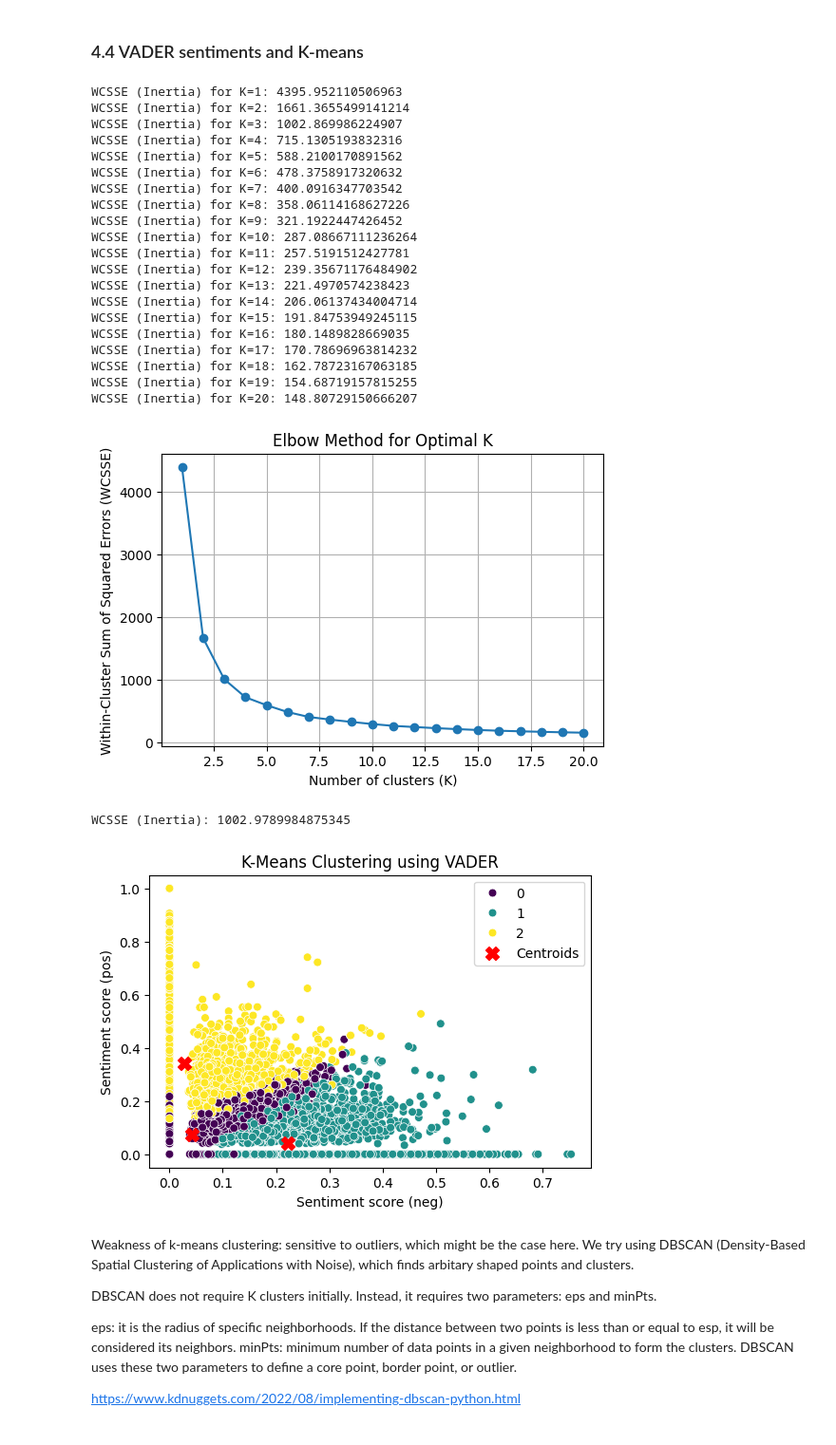
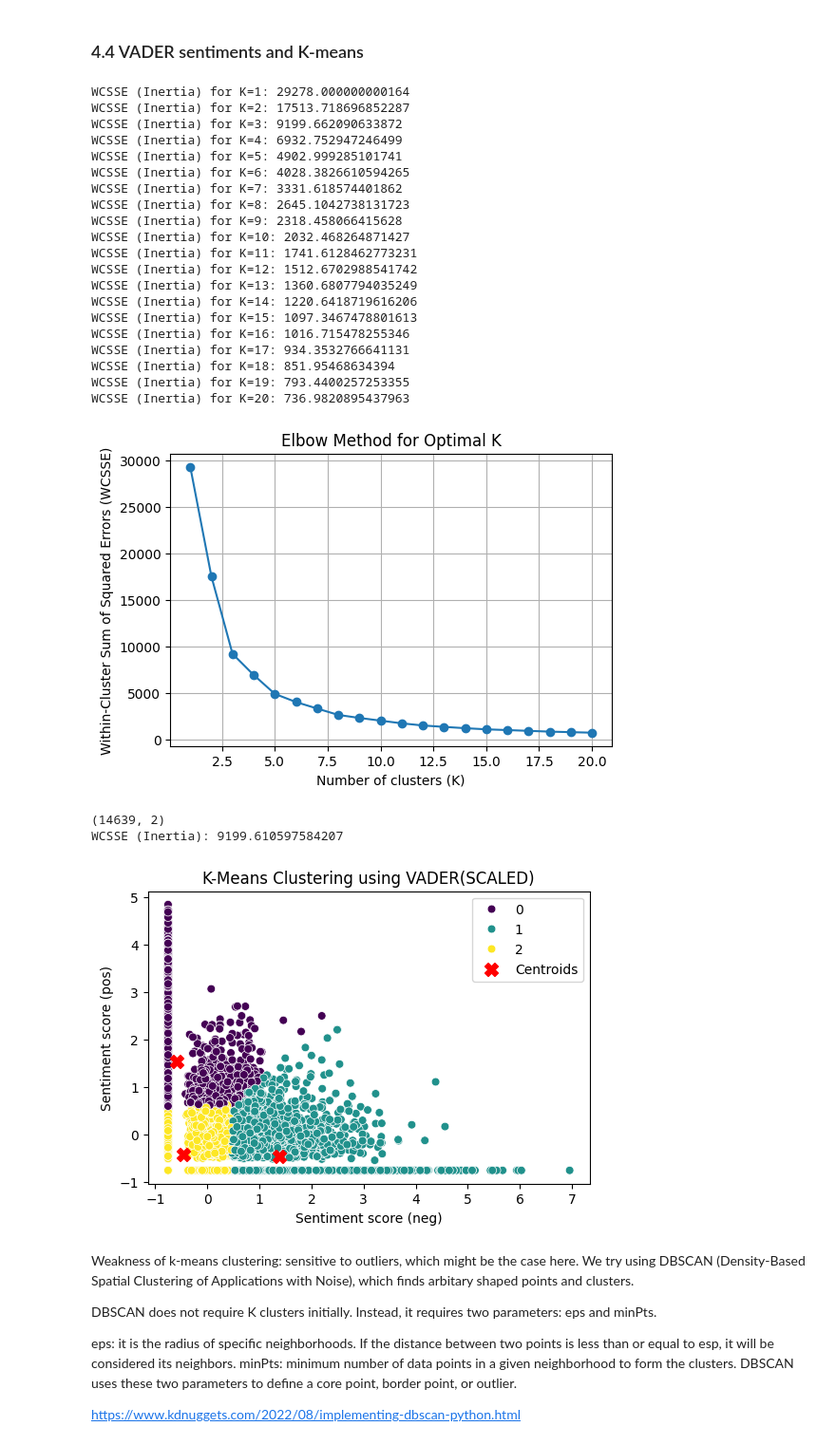
Before and after one commit to NomadZhang/MSI5001, a Jupyter notebook: main.ipynb, the cells around one changed output. Shown at 95% size. Cells and saved outputs as stored; diff of their text form; code cells hidden in the pictures.

Commit message:
add k-means graph

```diff
--- a/main.ipynb
+++ b/main.ipynb
@@ -857,9 +911,13 @@ WCSSE (Inertia) for K=12: 21793.955078125
 # %% [markdown]
 ### 4.3 Specific features and K-means
 # %%
+# Standardize the features before clustering
+scaler = StandardScaler()
+specific_features_encoded_standardized = scaler.fit_transform(specific_features_encoded)
 k = 3
 kmeans = KMeans(n_clusters=k, n_init=10, random_state=0)
-kmeans.fit(specific_features_encoded)
+
+kmeans.fit(specific_features_encoded_standardized)
 # Cluster labels assigned to each data point (0, 1, or 2 for 3 clusters)
 labels = kmeans.labels_
 
@@ -922,7 +1021,8 @@ plot_wordcloud(specific_features['combined_features'] , clustering_results["kmea
 
 k = 3
 kmeans = KMeans(n_clusters=k, n_init=10, random_state=0)
-kmeans.fit(specific_features_encoded.iloc[:, 0:4]) #run the clustering only for the first 4 columns
+specific_features_encoded_standardized_no_handles = scaler.fit_transform(specific_features_encoded.iloc[:, 0:4])
+kmeans.fit(specific_features_encoded_standardized_no_handles) #run the clustering only for the first 4 columns
 # Cluster labels assigned to each data point (0, 1, or 2 for 3 clusters)
 labels = kmeans.labels_
 
@@ -981,16 +1197,21 @@ plot_wordcloud(specific_features['combine_features_no_handles'] , clustering_res
 # %% [markdown]
 ### 4.4 VADER sentiments and K-means
 # %%
-#Try k-means with the VADER sentiments
+#Try k-means with the VADER sentiments（scaled)
 
 # Use Elbow Method to investigate whether there are more clusters
 # Compute WCSSE for different values of K
+from sklearn.preprocessing import StandardScaler
+scaler = StandardScaler()  # create a StandardScaler object
+df_original_plot = pd.DataFrame(VADER_sentiments, columns=["neg", "neu", "pos", "compound"])
+VADER_scaled = scaler.fit_transform(df_original_plot[["neg", "pos"]])  # fit and transform the data
+
 wcsse = []
 K_range = range(1, 21)
 # runs Kmeans for k = 1 to 20
 for k in K_range:
     kmeans = KMeans(n_clusters=k, random_state=42, n_init=10)
-    kmeans.fit(VADER_sentiments)
+    kmeans.fit(VADER_scaled)
     wcsse.append(kmeans.inertia_)
     print(f"WCSSE (Inertia) for K={k}:", kmeans.inertia_)
 
@@ -1004,63 +1225,64 @@ plt.ylabel('Within-Cluster Sum of Squared Errors (WCSSE)')
 plt.grid(True)
 plt.show()
 # %% [output]
-WCSSE (Inertia) for K=1: 4395.952110506963
-WCSSE (Inertia) for K=2: 1661.3655499141214
-WCSSE (Inertia) for K=3: 1002.869986224907
-WCSSE (Inertia) for K=4: 715.1305193832316
-WCSSE (Inertia) for K=5: 588.2100170891562
-WCSSE (Inertia) for K=6: 478.3758917320632
-WCSSE (Inertia) for K=7: 400.0916347703542
-WCSSE (Inertia) for K=8: 358.06114168627226
-WCSSE (Inertia) for K=9: 321.1922447426452
-WCSSE (Inertia) for K=10: 287.08667111236264
-WCSSE (Inertia) for K=11: 257.5191512427781
-WCSSE (Inertia) for K=12: 239.35671176484902
-WCSSE (Inertia) for K=13: 221.4970574238423
-WCSSE (Inertia) for K=14: 206.06137434004714
-WCSSE (Inertia) for K=15: 191.84753949245115
-WCSSE (Inertia) for K=16: 180.1489828669035
-WCSSE (Inertia) for K=17: 170.78696963814232
-WCSSE (Inertia) for K=18: 162.78723167063185
-WCSSE (Inertia) for K=19: 154.68719157815255
-WCSSE (Inertia) for K=20: 148.80729150666207
+WCSSE (Inertia) for K=1: 29278.000000000164
+WCSSE (Inertia) for K=2: 17513.718696852287
+WCSSE (Inertia) for K=3: 9199.662090633872
+WCSSE (Inertia) for K=4: 6932.752947246499
+WCSSE (Inertia) for K=5: 4902.999285101741
+WCSSE (Inertia) for K=6: 4028.3826610594265
+WCSSE (Inertia) for K=7: 3331.618574401862
+WCSSE (Inertia) for K=8: 2645.1042738131723
+WCSSE (Inertia) for K=9: 2318.458066415628
+WCSSE (Inertia) for K=10: 2032.468264871427
+WCSSE (Inertia) for K=11: 1741.6128462773231
+WCSSE (Inertia) for K=12: 1512.6702988541742
+WCSSE (Inertia) for K=13: 1360.6807794035249
+WCSSE (Inertia) for K=14: 1220.6418719616206
+WCSSE (Inertia) for K=15: 1097.3467478801613
+WCSSE (Inertia) for K=16: 1016.715478255346
+WCSSE (Inertia) for K=17: 934.3532766641131
+WCSSE (Inertia) for K=18: 851.95468634394
+WCSSE (Inertia) for K=19: 793.4400257253355
+WCSSE (Inertia) for K=20: 736.9820895437963
-[figure, old version]
+[figure, new version]
 # %%
 import seaborn as sns
 
 k = 3
 kmeans = KMeans(n_clusters=k, n_init=10, random_state=0)
-kmeans.fit(VADER_sentiments)
+kmeans.fit(VADER_scaled)
 # Cluster labels assigned to each data point (0, 1, or 2 for 3 clusters)
 labels = kmeans.labels_
 
 print("WCSSE (Inertia):", kmeans.inertia_)
 
 # Create DataFrame for plotting
-df_plot = pd.DataFrame(VADER_sentiments, columns=["neg","pos"])
+df_plot = pd.DataFrame(VADER_scaled, columns=["neg","pos"])
 df_plot['Cluster'] = labels
 
 plt.figure(figsize=(6, 4))
 sns.scatterplot(data=df_plot,
                 x="neg",
                 y="pos",
                 hue='Cluster',
                 palette='viridis',
                 s=40)
 
 # Plot centroids
 centroids = kmeans.cluster_centers_
-plt.scatter(centroids[:, 0], centroids[:, 2],
+plt.scatter(centroids[:, 0], centroids[:, 1],
             s=100, c='red', marker='X', label='Centroids')
 
-plt.title("K-Means Clustering using VADER")
+plt.title("K-Means Clustering using VADER(SCALED)")
 plt.xlabel("Sentiment score (neg)")
 plt.ylabel("Sentiment score (pos)")
 plt.legend()
 plt.show()
 # %% [output]
-WCSSE (Inertia): 1002.9789984875345
+(14639, 2)
+WCSSE (Inertia): 9199.610597584207
-[figure, old version]
+[figure, new version]
 # %% [markdown]
 Weakness of k-means clustering: sensitive to outliers, which might be the case here. We try using DBSCAN (Density-Based Spatial Clustering of Applications with Noise), which finds arbitary shaped points and clusters.
 
```
Also changed, not shown: parts of 12 cells of this notebook.
